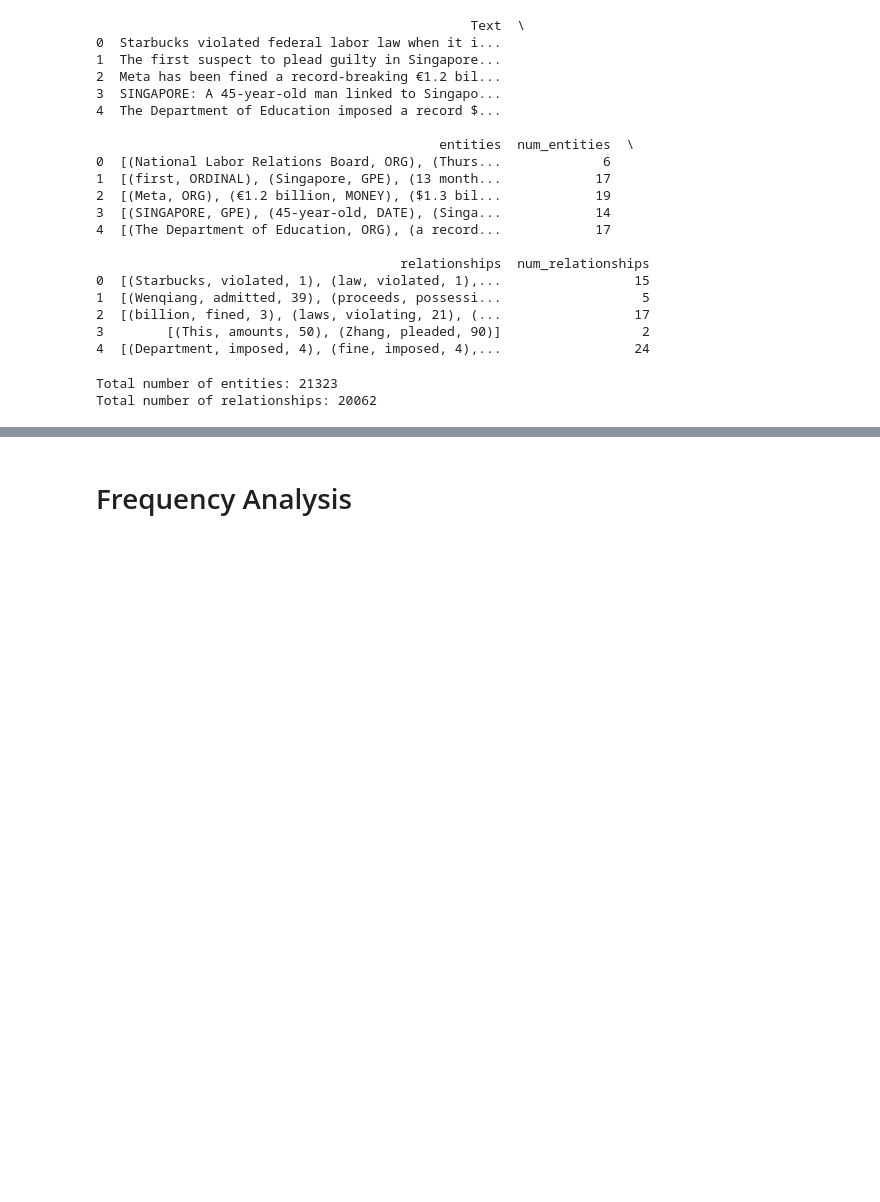
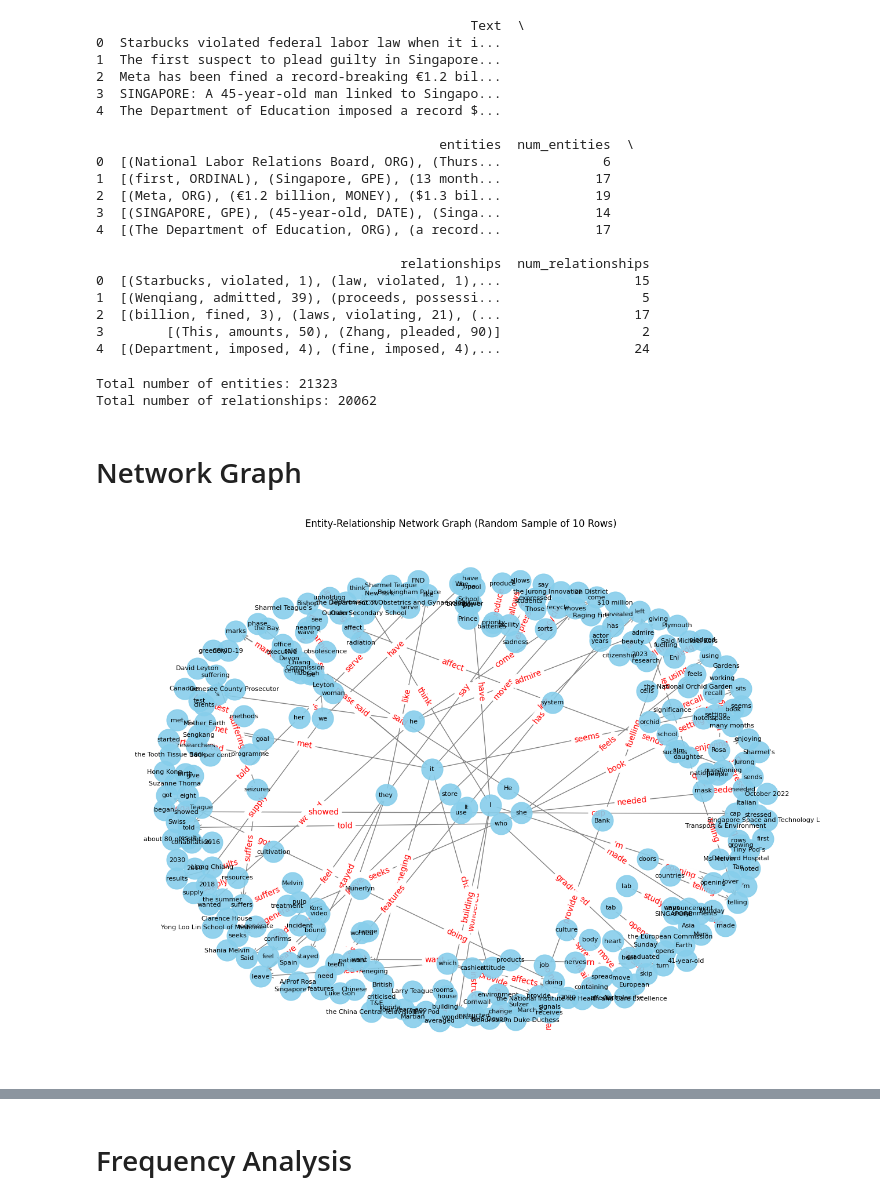
Before and after one commit to mahipandcy/SMUBIADatathon, a Jupyter notebook: datathon.ipynb, the cells around one changed output, grey strips where cells are left out. Saved outputs shown, nothing was run; the diff lists cells and outputs as text; code cells hidden in the pictures; blank space fills up the shorter version.

Commit message:
Upload network graph

```diff
--- a/datathon.ipynb
+++ b/datathon.ipynb
@@ -328,3 +329,56 @@ print(f"Total number of relationships: {total_relationships}")
 # %% [output]
 Total number of entities: 21323
 Total number of relationships: 20062
+# %% [markdown]
+# Network Graph
+# %%
+import pandas as pd
+import networkx as nx
+import matplotlib.pyplot as plt
+
+# Take a random sample of 10 rows from the dataset
+random_sample = df.sample(n=10, random_state=42)  # Set random_state for reproducibility
+
+# Initialize the graph
+G = nx.DiGraph()  # Directed graph
+
+# Function to add entities and relationships to the graph
+def add_to_graph(G, entities, relationships):
+    # Add nodes for entities
+    for entity, label in entities:
+        G.add_node(entity, label=label)
+
+    # Add edges for relationships
+    for subject, verb, obj_index in relationships:
+        G.add_edge(subject, verb)
+
+# Iterate over the sampled dataset to populate the graph
+for _, row in random_sample.iterrows():
+    entities = row['entities']
+    relationships = row['relationships']
+    add_to_graph(G, entities, relationships)
+
+# Visualize the sampled graph
+def visualize_network_graph(G, title="Entity-Relationship Graph (Random Sample of 10)"):
+    plt.figure(figsize=(16, 12))
+    pos = nx.spring_layout(G)  # Automatically position nodes
+
+    # Draw nodes with labels
+    nx.draw_networkx_nodes(G, pos, node_size=700, node_color='skyblue', alpha=0.9)
+    nx.draw_networkx_labels(G, pos, font_size=8, font_color='black')
+
+    # Draw edges with arrows
+    nx.draw_networkx_edges(G, pos, arrowstyle="->", arrowsize=15, edge_color='gray')
+
+    # Draw edge labels (optional)
+    edge_labels = {(u, v): v for u, v in G.edges()}
+    nx.draw_networkx_edge_labels(G, pos, edge_labels=edge_labels, font_color='red')
+
+    plt.title(title)
+    plt.axis('off')  # Turn off the axis
+    plt.show()
+
+# Visualize the graph for the random sample
+visualize_network_graph(G, title="Entity-Relationship Network Graph (Random Sample of 10 Rows)")
+# %% [output]
+[figure, added]
```
Also changed, not shown: parts of 4 cells of this notebook, 1 other file.
